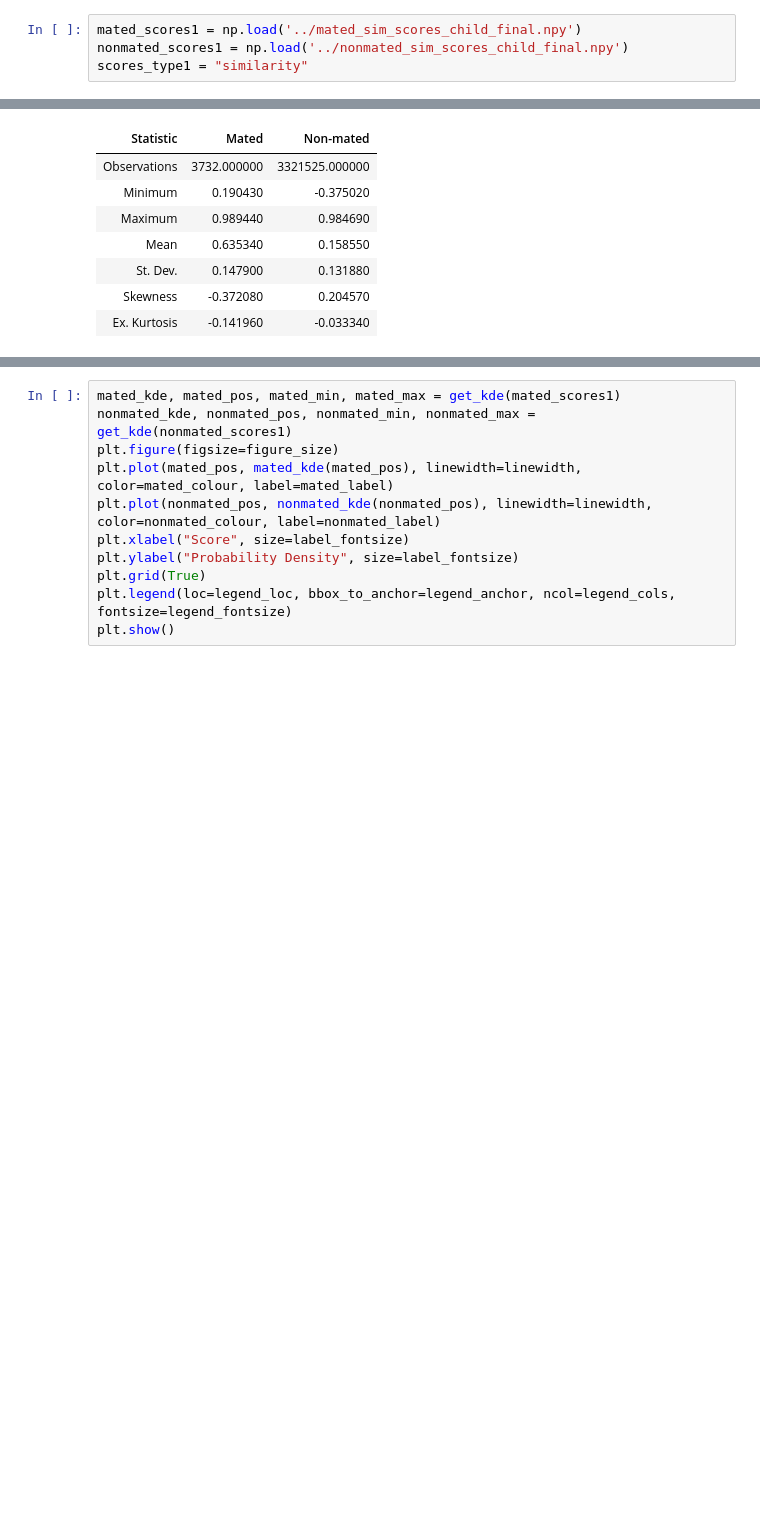
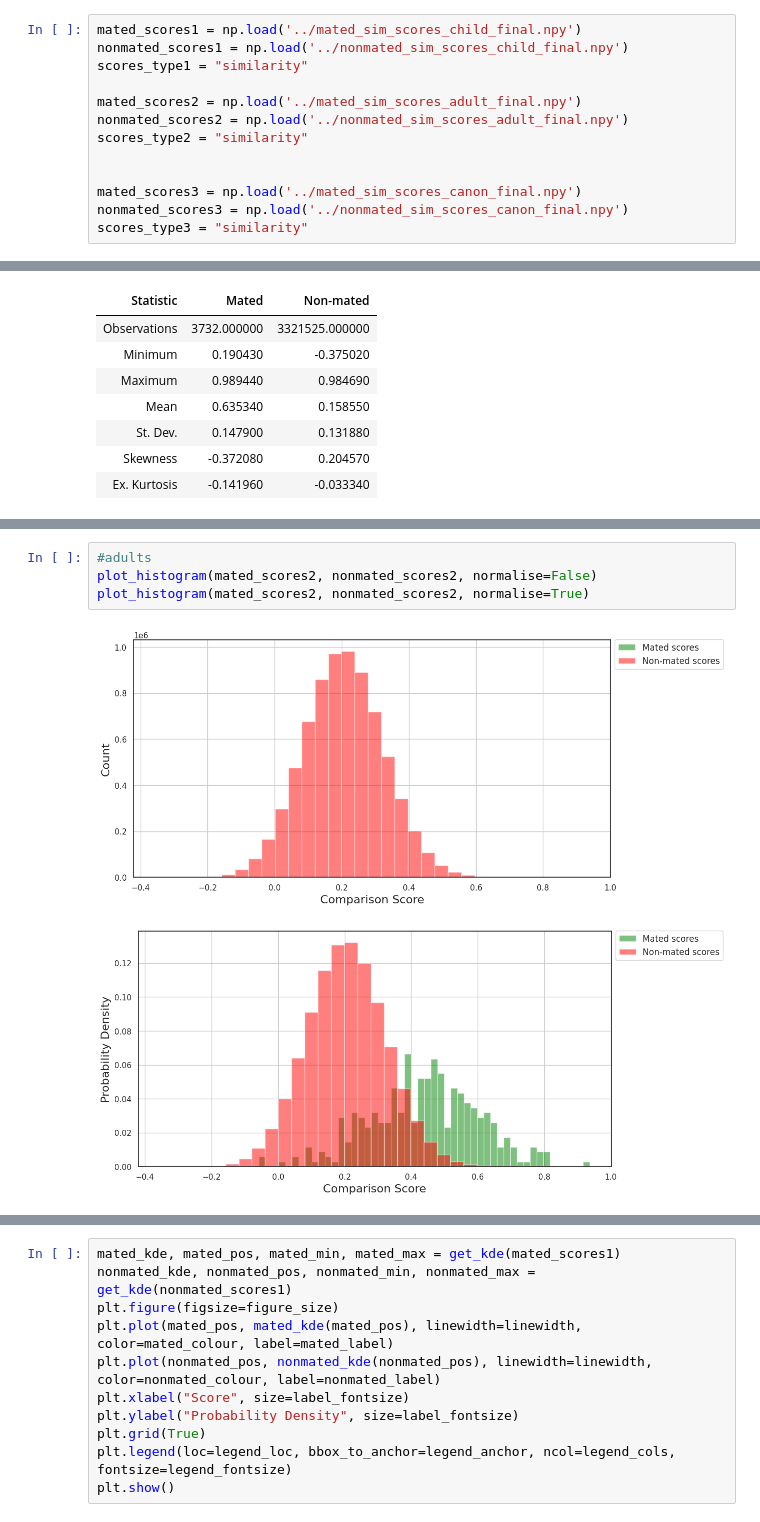
Before and after one commit to Kat-Gabi/Master_Thesis, a Jupyter notebook: notebooks/data_vis/DET_plots.ipynb, the cells around one changed output, grey strips where cells are left out. Drawn from its saved outputs; the diff is of its cells as text; blank space fills up the shorter version.

Commit message:
DET curves, confusion matrix etc added. Prepared for canonical child similarity scores

```diff
--- a/notebooks/data_vis/DET_plots.ipynb
+++ b/notebooks/data_vis/DET_plots.ipynb
@@ -47,6 +47,15 @@ plt.rc("axes", axisbelow=True)
 mated_scores1 = np.load('../mated_sim_scores_child_final.npy')
 nonmated_scores1 = np.load('../nonmated_sim_scores_child_final.npy')
 scores_type1 = "similarity"
+
+mated_scores2 = np.load('../mated_sim_scores_adult_final.npy')
+nonmated_scores2 = np.load('../nonmated_sim_scores_adult_final.npy')
+scores_type2 = "similarity"
+
+
+mated_scores3 = np.load('../mated_sim_scores_canon_final.npy')
+nonmated_scores3 = np.load('../nonmated_sim_scores_canon_final.npy')
+scores_type3 = "similarity"
 # %%
 stats_system1_df = descriptive_statistics(mated_scores1, nonmated_scores1)
 stats_system1_df.round(round_digits).style.hide_index()
@@ -68,0 +95,7 @@ plot_histogram(mated_scores1, nonmated_scores1, normalise=False)
+# %%
+#adults
+plot_histogram(mated_scores2, nonmated_scores2, normalise=False)
+plot_histogram(mated_scores2, nonmated_scores2, normalise=True)
+# %% [output]
+[figure, added]
+[figure, added]
```
Also changed, not shown: parts of 22 cells of this notebook, 4 other files.
